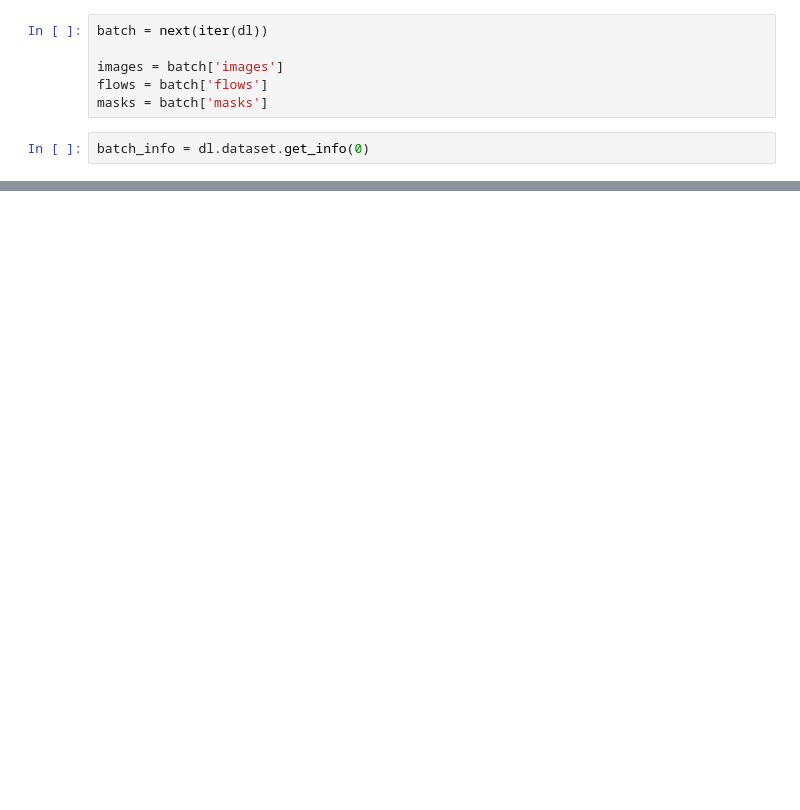
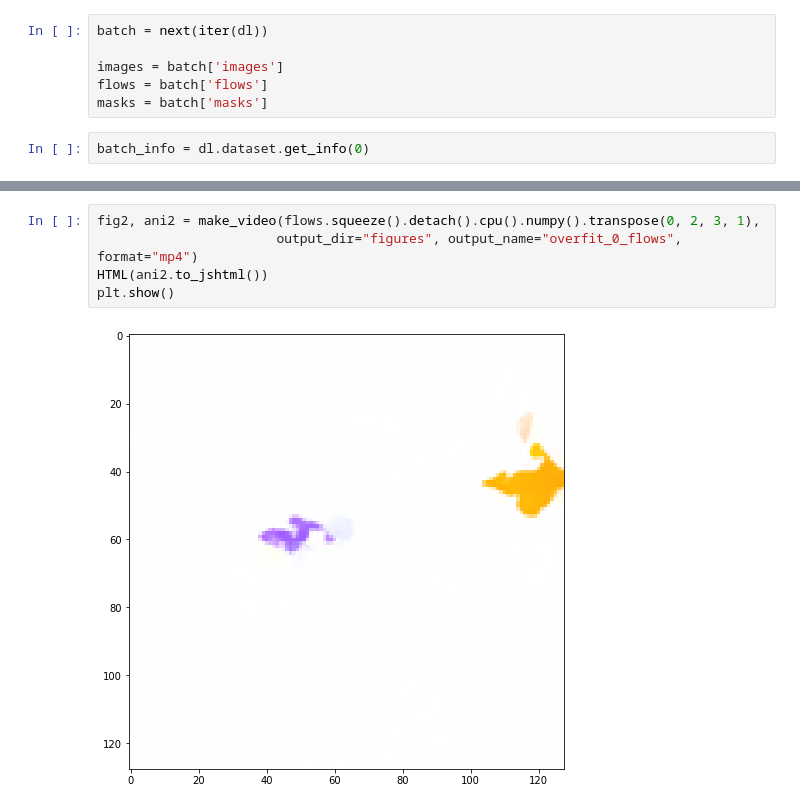
Before and after one commit to yifr/GestaltVision, a Jupyter notebook: explore.ipynb, the cells around one changed output, grey strips where cells are left out. Cells and saved outputs as stored; diff of their text form; blank space fills up the shorter version.

```diff
--- a/explore.ipynb
+++ b/explore.ipynb
@@ -48,0 +93,7 @@ RuntimeError: Expected all tensors to be on the same device, but found at least
+# %%
+fig2, ani2 = make_video(flows.squeeze().detach().cpu().numpy().transpose(0, 2, 3, 1),
+                       output_dir="figures", output_name="overfit_0_flows", format="mp4")
+HTML(ani2.to_jshtml())
+plt.show()
+# %% [output]
+[figure, added]
```
Also changed, not shown: parts of 9 cells of this notebook, 7 other files.
